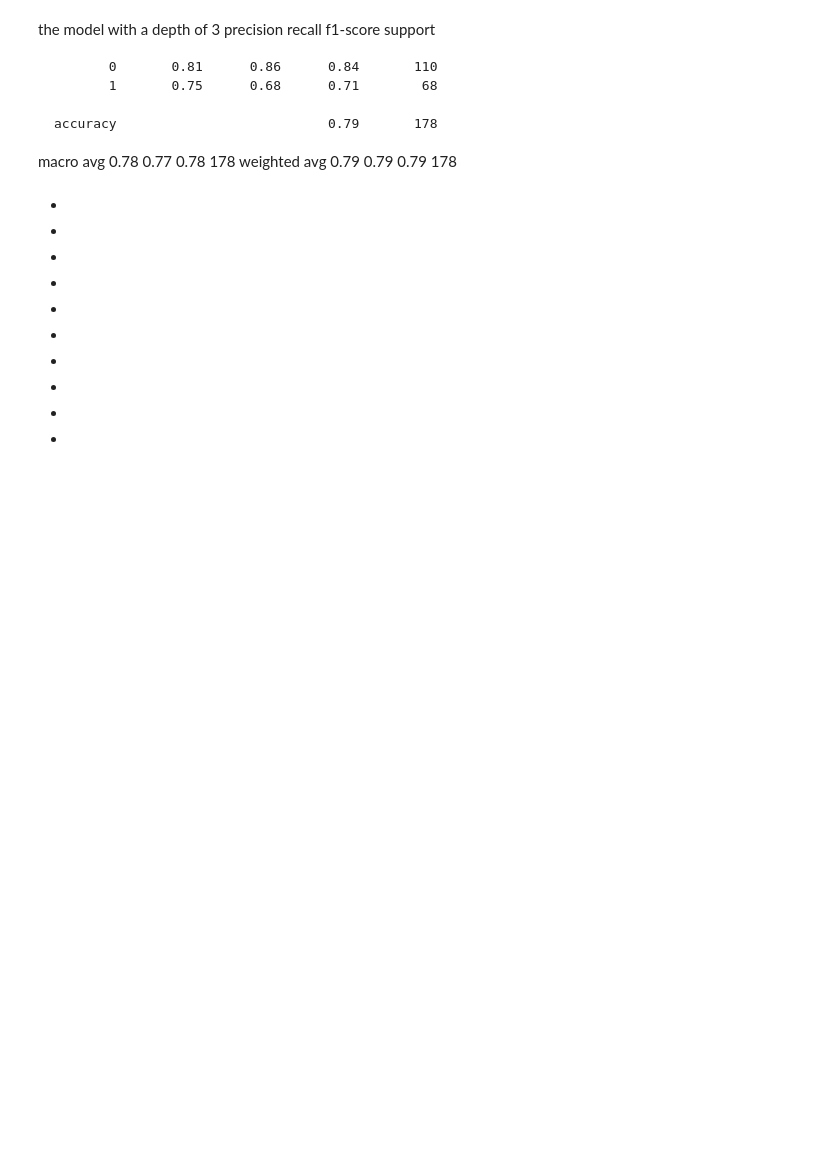
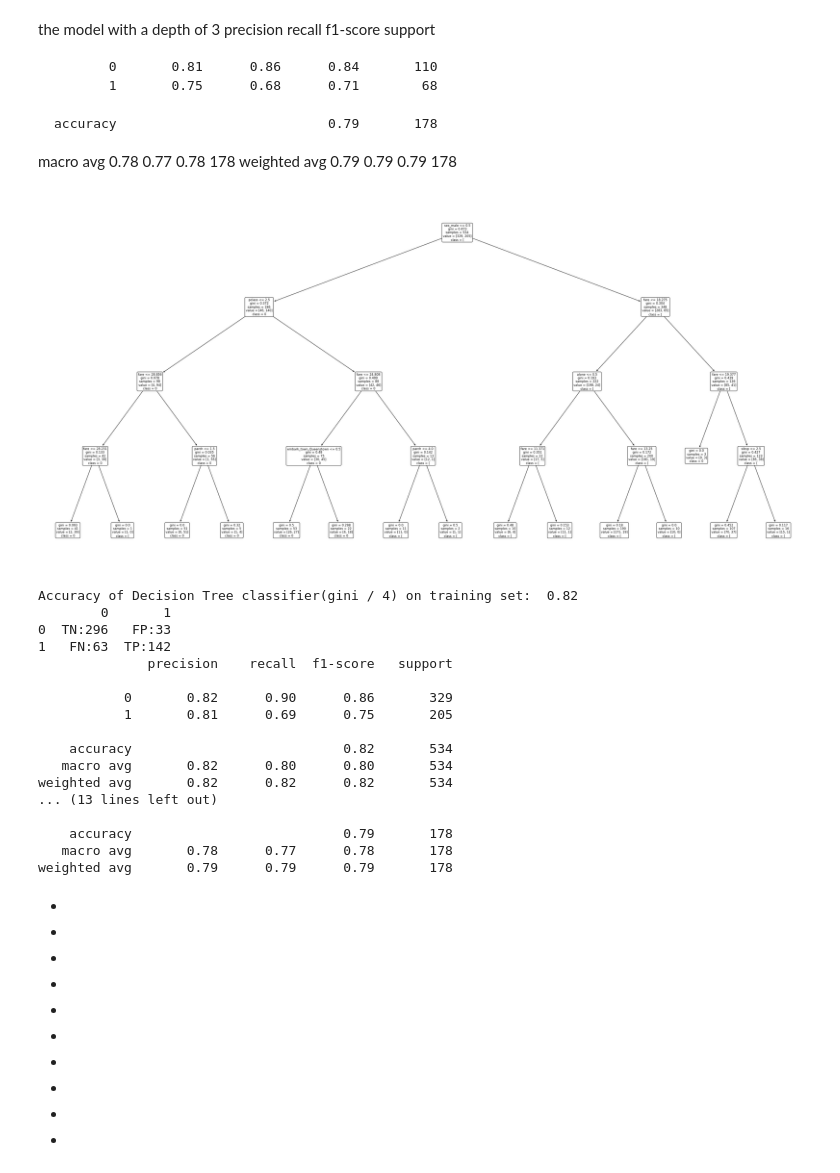
Before and after one commit to geary-shenck/classification-exercises, a Jupyter notebook: model.ipynb, the cells around one changed output. Cells and saved outputs as stored; diff of their text form; code cells hidden in the pictures; blank space fills up the shorter version.

```diff
--- a/model.ipynb
+++ b/model.ipynb
@@ -355,6 +420,27 @@ the model with a depth of 3
     accuracy                           0.79       178
    macro avg       0.78      0.77      0.78       178
 weighted avg       0.79      0.79      0.79       178
+# %%
+give_it_a_go(X_train,y_train,X_validate,y_validate,4)
+# %% [output]
+[figure, added]
+Accuracy of Decision Tree classifier(gini / 4) on training set:  0.82
+        0       1
+0  TN:296   FP:33
+1   FN:63  TP:142
+              precision    recall  f1-score   support
+
+           0       0.82      0.90      0.86       329
+           1       0.81      0.69      0.75       205
+
+    accuracy                           0.82       534
+   macro avg       0.82      0.80      0.80       534
+weighted avg       0.82      0.82      0.82       534
+... (13 lines left out)
+
+    accuracy                           0.79       178
+   macro avg       0.78      0.77      0.78       178
+weighted avg       0.79      0.79      0.79       178
 # %% [markdown]
 -
 -
```
Also changed, not shown: parts of 9 cells of this notebook.
